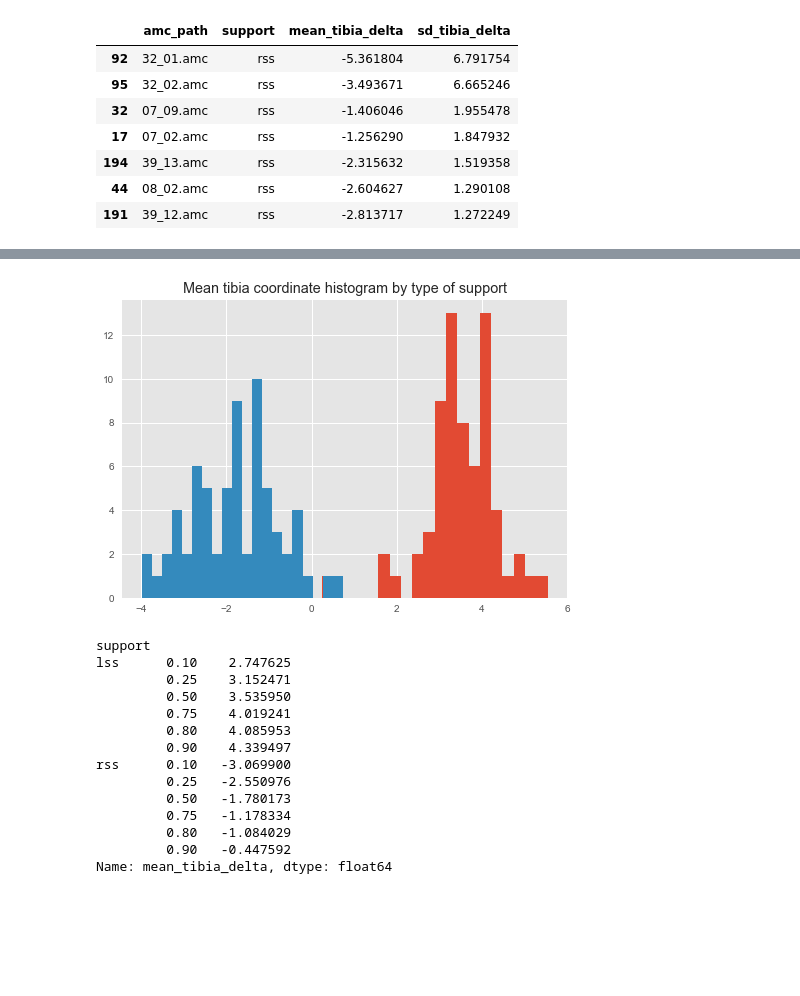
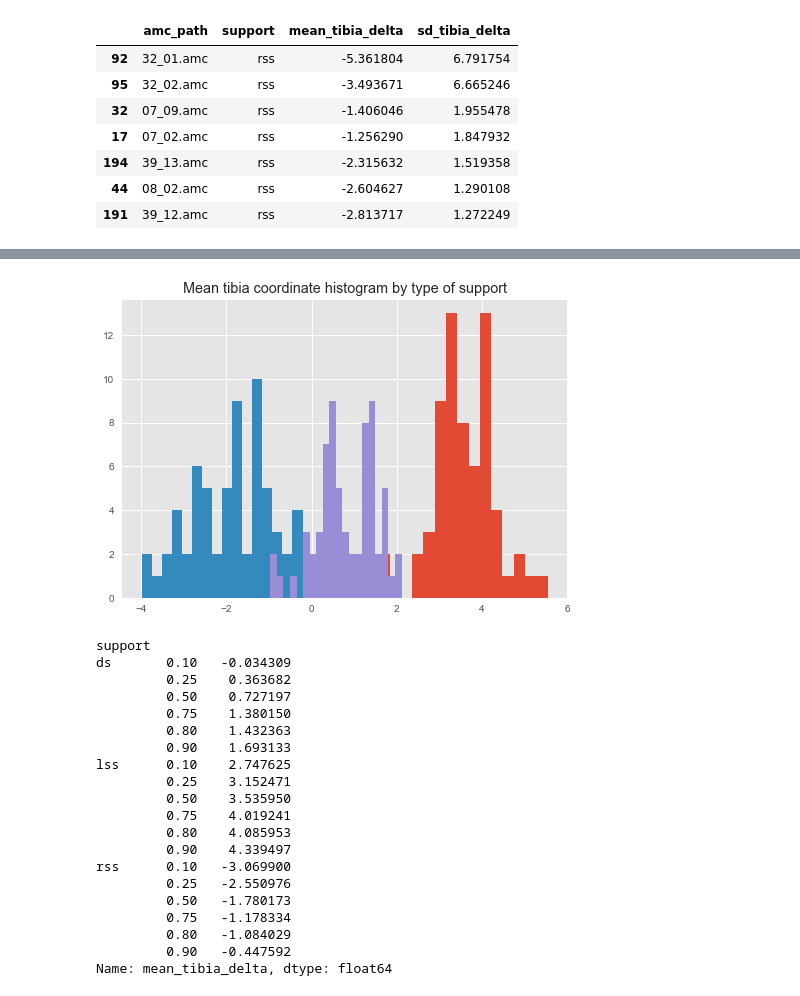
Before and after one commit to KseniiaCheloshkina/amc, a Jupyter notebook: dev/root_oscillations.ipynb, the cells around one changed output, grey strips where cells are left out. Saved outputs shown, nothing was run; the diff lists cells and outputs as text; code cells hidden in the pictures; blank space fills up the shorter version.

```diff
--- a/dev/root_oscillations.ipynb
+++ b/dev/root_oscillations.ipynb
@@ -81,3 +81,6 @@ A value is trying to be set on a copy of a slice from a DataFrame.
 Try using .loc[row_indexer,col_indexer] = value instead
 
 See the caveats in the documentation: http://pandas.pydata.org/pandas-docs/stable/indexing.html#indexing-view-versus-copy
+# %%
+df_data['mean_both_tibia'] = (df_data['rtibia_norm_coord_0'] + df_data['ltibia_norm_coord_0']) / 2
+df_data.loc[df_data['support'] == 'ds', 'tibia_delta'] = df_data.loc[df_data['support'] == 'ds', 'mean_both_tibia']
@@ -137,13 +154,20 @@ for supp in ['lss', 'rss']:
 # %%
 ph_amc_agg[ph_amc_agg['support'] == 'lss']['mean_tibia_delta'].hist(bins=20);
 ph_amc_agg[ph_amc_agg['support'] == 'rss']['mean_tibia_delta'].hist(bins=20);
+ph_amc_agg[ph_amc_agg['support'] == 'ds']['mean_tibia_delta'].hist(bins=20);
 plt.title('Mean tibia coordinate histogram by type of support');
 # %% [output]
-[figure, old version]
+[figure, new version]
 # %%
-ph_amc_agg[ph_amc_agg['support'] != 'ds'].groupby(['support']).mean_tibia_delta.quantile([0.1, 0.25, 0.5, 0.75, 0.8, 0.9])
+ph_amc_agg.groupby(['support']).mean_tibia_delta.quantile([0.1, 0.25, 0.5, 0.75, 0.8, 0.9])
 # %% [output]
 support
+ds       0.10   -0.034309
+         0.25    0.363682
+         0.50    0.727197
+         0.75    1.380150
+         0.80    1.432363
+         0.90    1.693133
 lss      0.10    2.747625
          0.25    3.152471
          0.50    3.535950
```
Also changed, not shown: parts of 4 cells of this notebook, 5 other files.
